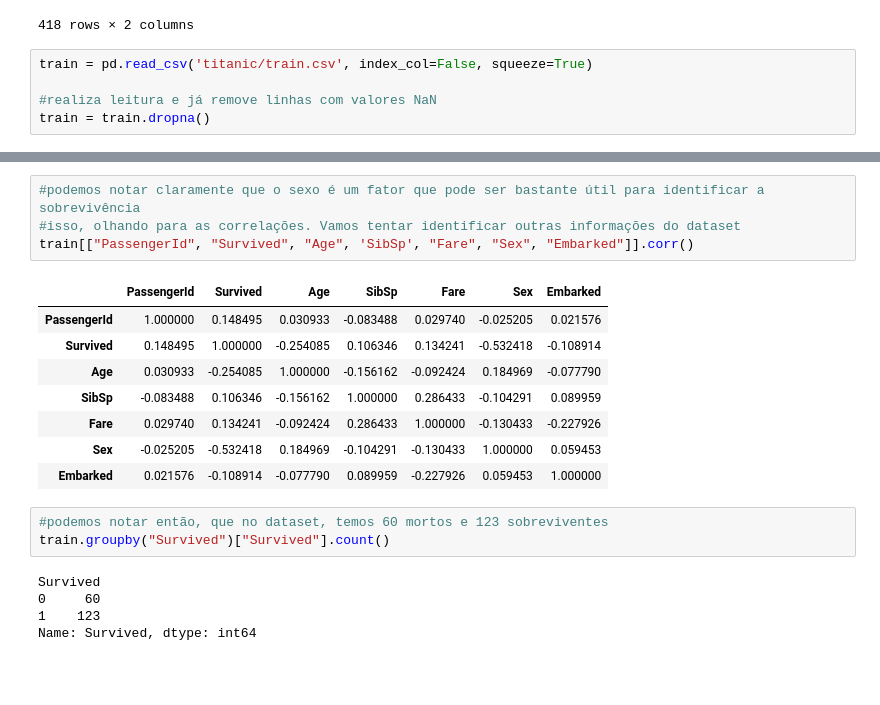
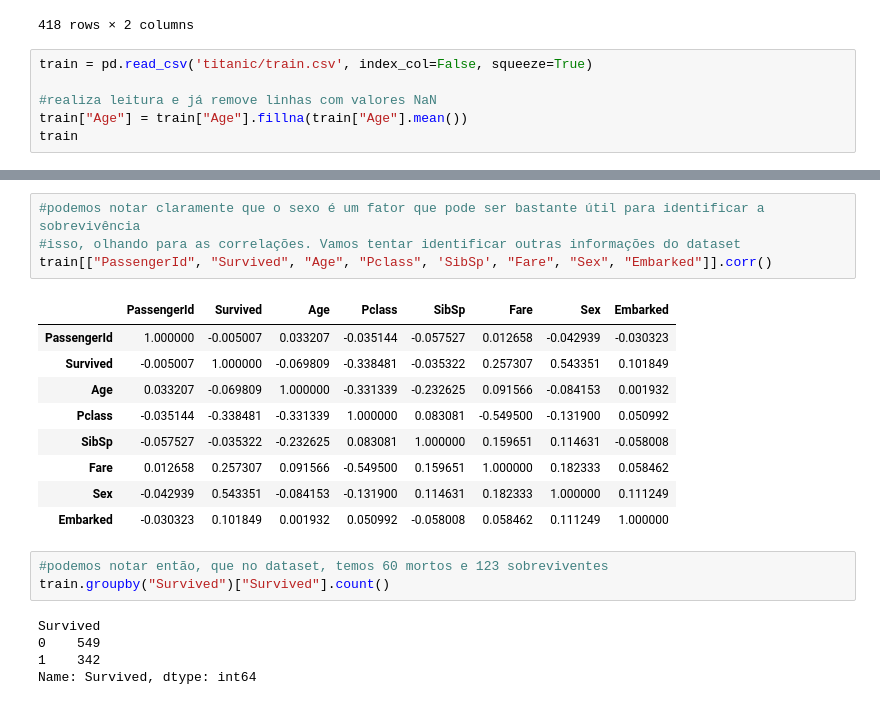
Before and after one commit to brunomarram/atividades-cdd, a Jupyter notebook: src/dados II/titanic.ipynb, the cells around one changed output, grey strips where cells are left out. Saved outputs shown, nothing was run; the diff lists cells and outputs as text; blank space fills up the shorter version.

```diff
--- a/src/dados II/titanic.ipynb
+++ b/src/dados II/titanic.ipynb
@@ -22,4 +36,5 @@ gender.dropna()
 train = pd.read_csv('titanic/train.csv', index_col=False, squeeze=True)
 
 #realiza leitura e já remove linhas com valores NaN
-train = train.dropna()
+train["Age"] = train["Age"].fillna(train["Age"].mean())
+train
@@ -61,23 +90,24 @@ train
 # %%
 #podemos notar claramente que o sexo é um fator que pode ser bastante útil para identificar a sobrevivência
 #isso, olhando para as correlações. Vamos tentar identificar outras informações do dataset
-train[["PassengerId", "Survived", "Age", 'SibSp', "Fare", "Sex", "Embarked"]].corr()
+train[["PassengerId", "Survived", "Age", "Pclass", 'SibSp', "Fare", "Sex", "Embarked"]].corr()
 # %% [output]
-|  | PassengerId | Survived | Age | SibSp | Fare | Sex | Embarked |
-| PassengerId | 1.000000 | 0.148495 | 0.030933 | -0.083488 | 0.029740 | -0.025205 | 0.021576 |
-| Survived | 0.148495 | 1.000000 | -0.254085 | 0.106346 | 0.134241 | -0.532418 | -0.108914 |
-| Age | 0.030933 | -0.254085 | 1.000000 | -0.156162 | -0.092424 | 0.184969 | -0.077790 |
-| SibSp | -0.083488 | 0.106346 | -0.156162 | 1.000000 | 0.286433 | -0.104291 | 0.089959 |
-| Fare | 0.029740 | 0.134241 | -0.092424 | 0.286433 | 1.000000 | -0.130433 | -0.227926 |
-| Sex | -0.025205 | -0.532418 | 0.184969 | -0.104291 | -0.130433 | 1.000000 | 0.059453 |
-| Embarked | 0.021576 | -0.108914 | -0.077790 | 0.089959 | -0.227926 | 0.059453 | 1.000000 |
+|  | PassengerId | Survived | Age | Pclass | SibSp | Fare | Sex | Embarked |
+| PassengerId | 1.000000 | -0.005007 | 0.033207 | -0.035144 | -0.057527 | 0.012658 | -0.042939 | -0.030323 |
+| Survived | -0.005007 | 1.000000 | -0.069809 | -0.338481 | -0.035322 | 0.257307 | 0.543351 | 0.101849 |
+| Age | 0.033207 | -0.069809 | 1.000000 | -0.331339 | -0.232625 | 0.091566 | -0.084153 | 0.001932 |
+| Pclass | -0.035144 | -0.338481 | -0.331339 | 1.000000 | 0.083081 | -0.549500 | -0.131900 | 0.050992 |
+| SibSp | -0.057527 | -0.035322 | -0.232625 | 0.083081 | 1.000000 | 0.159651 | 0.114631 | -0.058008 |
+| Fare | 0.012658 | 0.257307 | 0.091566 | -0.549500 | 0.159651 | 1.000000 | 0.182333 | 0.058462 |
+| Sex | -0.042939 | 0.543351 | -0.084153 | -0.131900 | 0.114631 | 0.182333 | 1.000000 | 0.111249 |
+| Embarked | -0.030323 | 0.101849 | 0.001932 | 0.050992 | -0.058008 | 0.058462 | 0.111249 | 1.000000 |
 # %%
 #podemos notar então, que no dataset, temos 60 mortos e 123 sobreviventes
 train.groupby("Survived")["Survived"].count()
 # %% [output]
 Survived
-0     60
-1    123
+0    549
+1    342
 Name: Survived, dtype: int64
 # %%
 #olhando agora para o atributo Passagem
```
Also changed, not shown: parts of 12 cells of this notebook, 2 other files.
